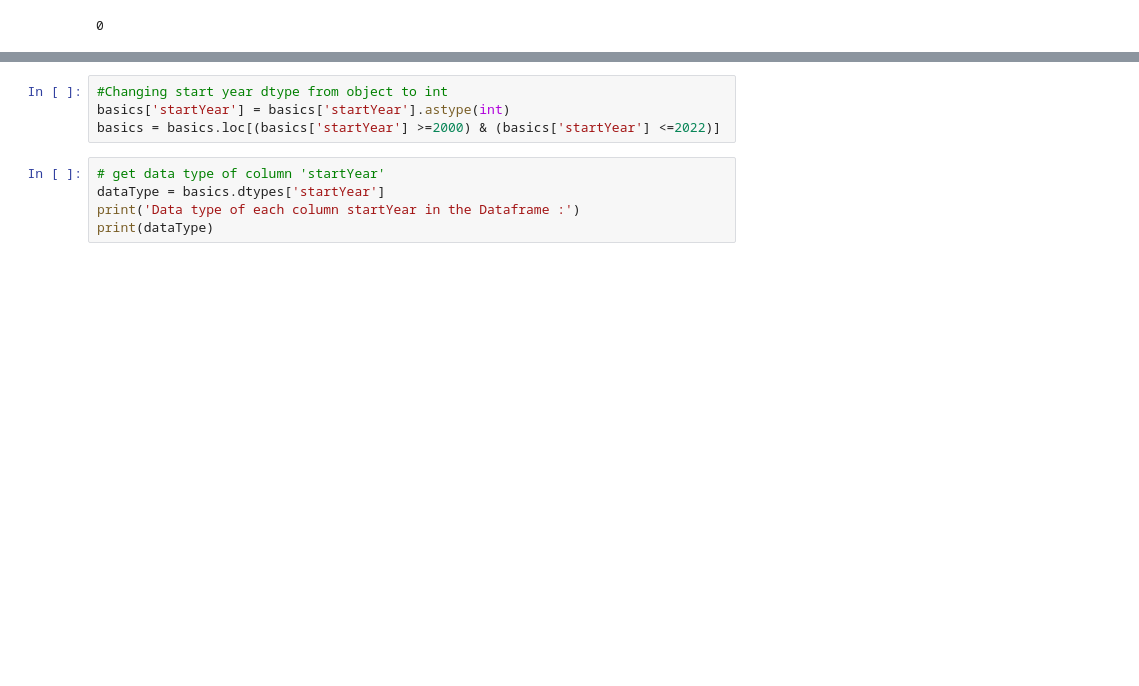
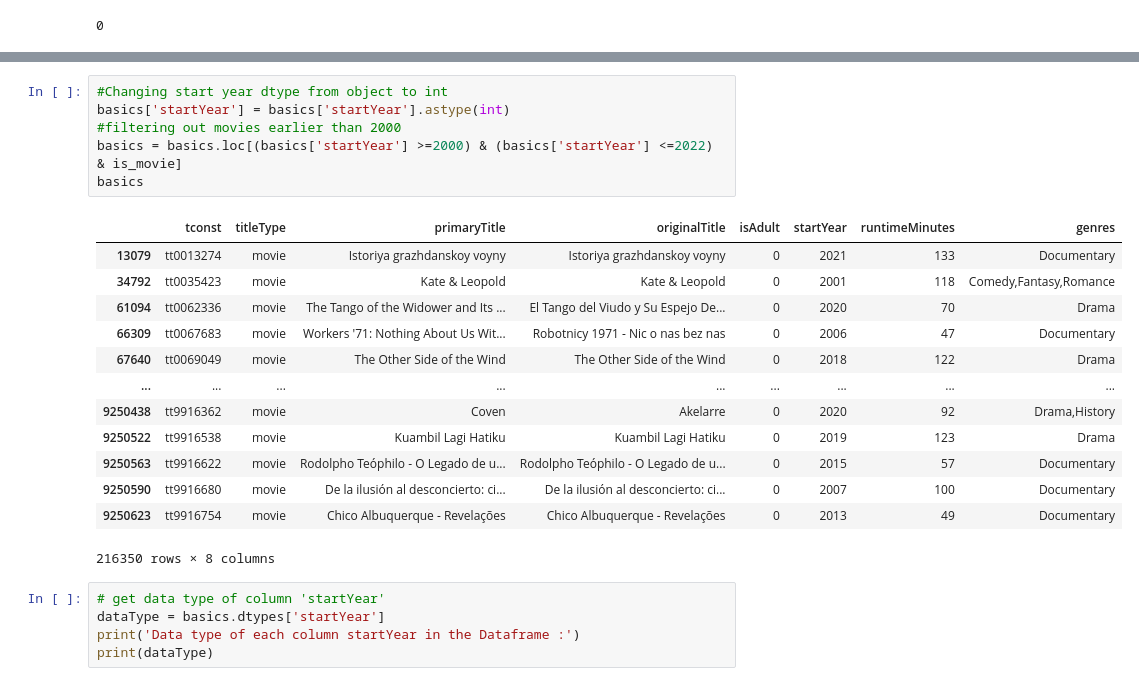
Before and after one commit to SeanRommes/Predicting-Better-Movies, a Jupyter notebook: Making Better Movies.ipynb, the cells around one changed output, grey strips where cells are left out. Cells and saved outputs as stored; diff of their text form; blank space fills up the shorter version.

```diff
--- a/Making Better Movies.ipynb
+++ b/Making Better Movies.ipynb
@@ -114,7 +149,23 @@ basics.duplicated().sum()
 # %%
 #Changing start year dtype from object to int
 basics['startYear'] = basics['startYear'].astype(int)
-basics = basics.loc[(basics['startYear'] >=2000) & (basics['startYear'] <=2022)]
+#filtering out movies earlier than 2000
+basics = basics.loc[(basics['startYear'] >=2000) & (basics['startYear'] <=2022) & is_movie]
+basics
+# %% [output]
+|  | tconst | titleType | primaryTitle | originalTitle | isAdult | startYear | runtimeMinutes | genres |
+| 13079 | tt0013274 | movie | Istoriya grazhdanskoy voyny | Istoriya grazhdanskoy voyny | 0 | 2021 | 133 | Documentary |
+| 34792 | tt0035423 | movie | Kate & Leopold | Kate & Leopold | 0 | 2001 | 118 | Comedy,Fantasy,Romance |
+| 61094 | tt0062336 | movie | The Tango of the Widower and Its ... | El Tango del Viudo y Su Espejo De... | 0 | 2020 | 70 | Drama |
+| 66309 | tt0067683 | movie | Workers '71: Nothing About Us Wit... | Robotnicy 1971 - Nic o nas bez nas | 0 | 2006 | 47 | Documentary |
+| 67640 | tt0069049 | movie | The Other Side of the Wind | The Other Side of the Wind | 0 | 2018 | 122 | Drama |
+| ... | ... | ... | ... | ... | ... | ... | ... | ... |
+| 9250438 | tt9916362 | movie | Coven | Akelarre | 0 | 2020 | 92 | Drama,History |
+| 9250522 | tt9916538 | movie | Kuambil Lagi Hatiku | Kuambil Lagi Hatiku | 0 | 2019 | 123 | Drama |
+| 9250563 | tt9916622 | movie | Rodolpho Teóphilo - O Legado de u... | Rodolpho Teóphilo - O Legado de u... | 0 | 2015 | 57 | Documentary |
+| 9250590 | tt9916680 | movie | De la ilusión al desconcierto: ci... | De la ilusión al desconcierto: ci... | 0 | 2007 | 100 | Documentary |
+| 9250623 | tt9916754 | movie | Chico Albuquerque - Revelações | Chico Albuquerque - Revelações | 0 | 2013 | 49 | Documentary |
+216350 rows × 8 columns
 # %%
 # get data type of column 'startYear'
 dataType = basics.dtypes['startYear']
```
Also changed, not shown: parts of 34 cells of this notebook, 3 other files.
